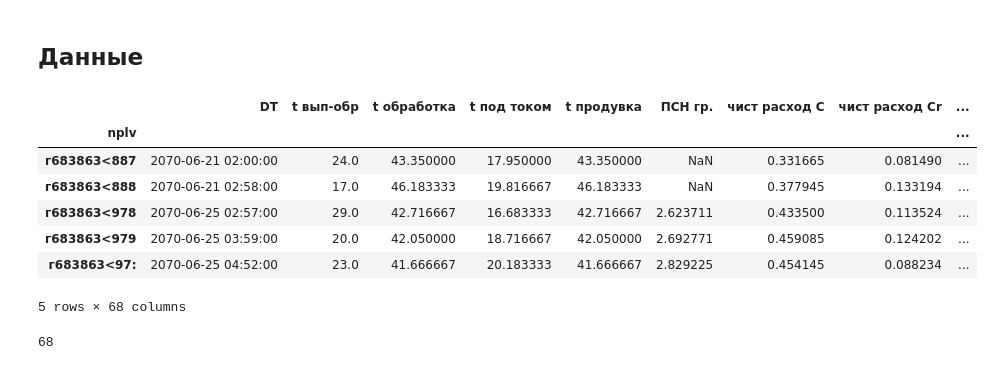
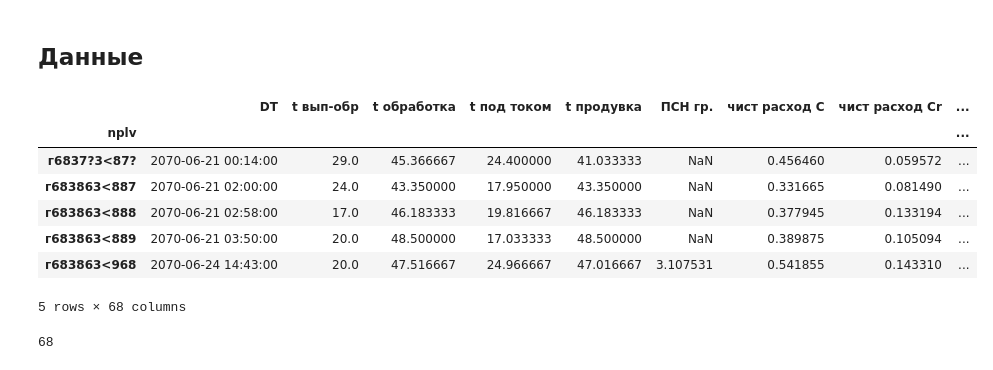
Before and after one commit to Siella/alloy_building, a Jupyter notebook: modelling/modelling_Люба.ipynb, the cells around one changed output. Drawn from its saved outputs; the diff is of its cells as text; code cells hidden in the pictures.

```diff
--- a/modelling/modelling_Люба.ipynb
+++ b/modelling/modelling_Люба.ipynb
@@ -13,16 +13,16 @@ from sklearn.ensemble import RandomForestRegressor
 # %% [markdown]
 ## Данные
 # %%
-df = pd.read_csv('Очищенные данные.csv', sep=',', index_col=0, parse_dates=['DT'])
+df = pd.read_csv('Очищенные_данные_2.csv', sep=',', index_col=0, parse_dates=['DT'])
 df.head()
 # %% [output]
 |  | DT | t вып-обр | t обработка | t под током | t продувка | ПСН гр. | чист расход C | чист расход Cr | ... |
 | nplv |  |  |  |  |  |  |  |  | ... |
+| г6837?3<87? | 2070-06-21 00:14:00 | 29.0 | 45.366667 | 24.400000 | 41.033333 | NaN | 0.456460 | 0.059572 | ... |
 | г683863<887 | 2070-06-21 02:00:00 | 24.0 | 43.350000 | 17.950000 | 43.350000 | NaN | 0.331665 | 0.081490 | ... |
 | г683863<888 | 2070-06-21 02:58:00 | 17.0 | 46.183333 | 19.816667 | 46.183333 | NaN | 0.377945 | 0.133194 | ... |
-| г683863<978 | 2070-06-25 02:57:00 | 29.0 | 42.716667 | 16.683333 | 42.716667 | 2.623711 | 0.433500 | 0.113524 | ... |
-| г683863<979 | 2070-06-25 03:59:00 | 20.0 | 42.050000 | 18.716667 | 42.050000 | 2.692771 | 0.459085 | 0.124202 | ... |
-| г683863<97: | 2070-06-25 04:52:00 | 23.0 | 41.666667 | 20.183333 | 41.666667 | 2.829225 | 0.454145 | 0.088234 | ... |
+| г683863<889 | 2070-06-21 03:50:00 | 20.0 | 48.500000 | 17.033333 | 48.500000 | NaN | 0.389875 | 0.105094 | ... |
+| г683863<968 | 2070-06-24 14:43:00 | 20.0 | 47.516667 | 24.966667 | 47.016667 | 3.107531 | 0.541855 | 0.143310 | ... |
 5 rows × 68 columns
 # %%
 len(df.columns)
```
Also changed, not shown: parts of 36 cells of this notebook.
